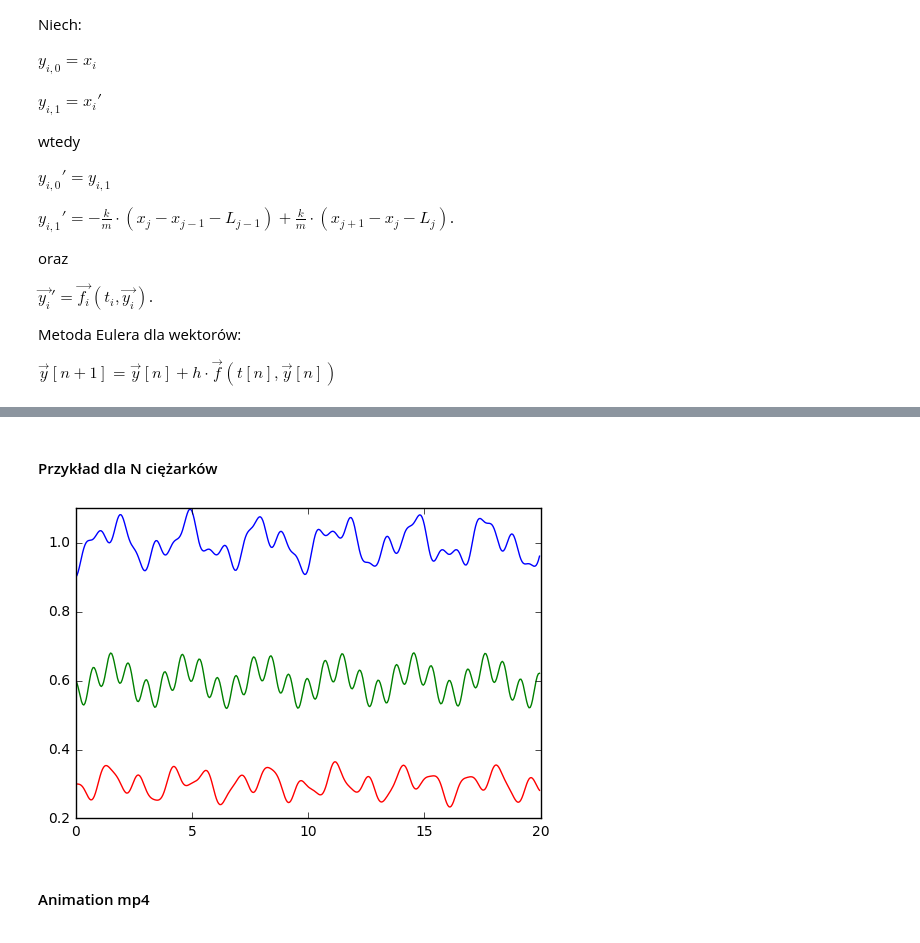
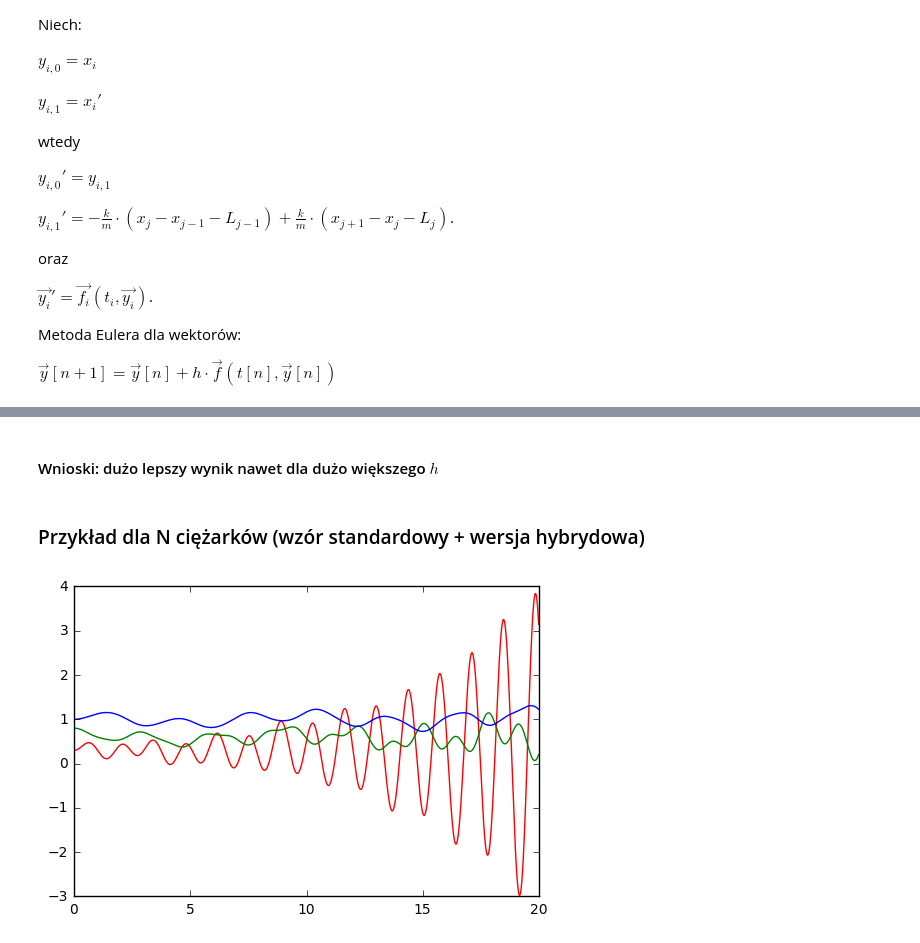
Before and after one commit to rossinek/MZP, a Jupyter notebook: lab1/P3_2 Suspended balls.ipynb, the cells around one changed output, grey strips where cells are left out. Saved outputs shown, nothing was run; the diff lists cells and outputs as text; code cells hidden in the pictures.

```diff
--- a/lab1/P3_2 Suspended balls.ipynb
+++ b/lab1/P3_2 Suspended balls.ipynb
@@ -93,3 +124,5 @@ plt.show()
+# %% [markdown]
+#### Wnioski: dużo lepszy wynik nawet dla dużo większego $h$
 # %% [markdown]
-#### Przykład dla N ciężarków
+### Przykład dla N ciężarków (wzór standardowy + wersja hybrydowa)
 # %%
@@ -119,16 +171,15 @@ def euler2_method_vec(N, equations, symbols, y0, yp0, rng, h):
     return t, y, yp
 # %%
 N = 3
-k = [10, 10, 10]
-
-L = [0.3, 0.3, 0.4]
-m = np.array([1., 0.4, 0.5])
-
-x0 = [0.3, 0.6, 0.9]
-xp0 = [0, 0, 0]
+k = np.array([10, 10, 10])
+L = np.array([0.3, 0.3, 0.4])
+m = np.array([1., 5., 5.])
+x0 = np.array([0.3, 0.8, 1])
+xp0 = np.array([0, 0, 0])
+rng = (0,20)
+h = 1/60.
 
 symbols = [sp.symbols("ddy[%d] dy[%d] y[%d] t" % (i,i,i)) for i in range(N)]
-
 y0_2, y0_1, y0_0, t0 = symbols[0]
 y1_2, y1_1, y1_0, t1 = symbols[1]
 equations = [
@@ -144,17 +195,12 @@ for i in range(1,N-1):
 yp_2, yp_1, yp_0, t0 = symbols[N-2]
 yN_2, yN_1, yN_0, t1 = symbols[N-1]
 equations.append(sp.Eq(yN_2, -(k[N-1]/m[N-1]) * (yN_0 - yp_0 - L[N-1])))
-
-rng = (0,20)
-h = 0.05
-
-t, x, xp = euler2_method_vec(N, equations, symbols, x0, xp0, rng, h)
-
-plt.plot(t, x[0], 'r')
-plt.plot(t, x[1], 'g')
-plt.plot(t, x[2], 'b')
-plt.show()
-# %% [output]
-[figure, removed]
-# %% [markdown]
-#### Animation mp4
+# %%
+t, x, xp = euler2_vec(N, equations, symbols, x0, xp0, rng, h)
+
+plt.plot(t, x[0], 'r')
+plt.plot(t, x[1], 'g')
+plt.plot(t, x[2], 'b')
+plt.show()
+# %% [output]
+[figure, added]
```
Also changed, not shown: parts of 10 cells of this notebook.
